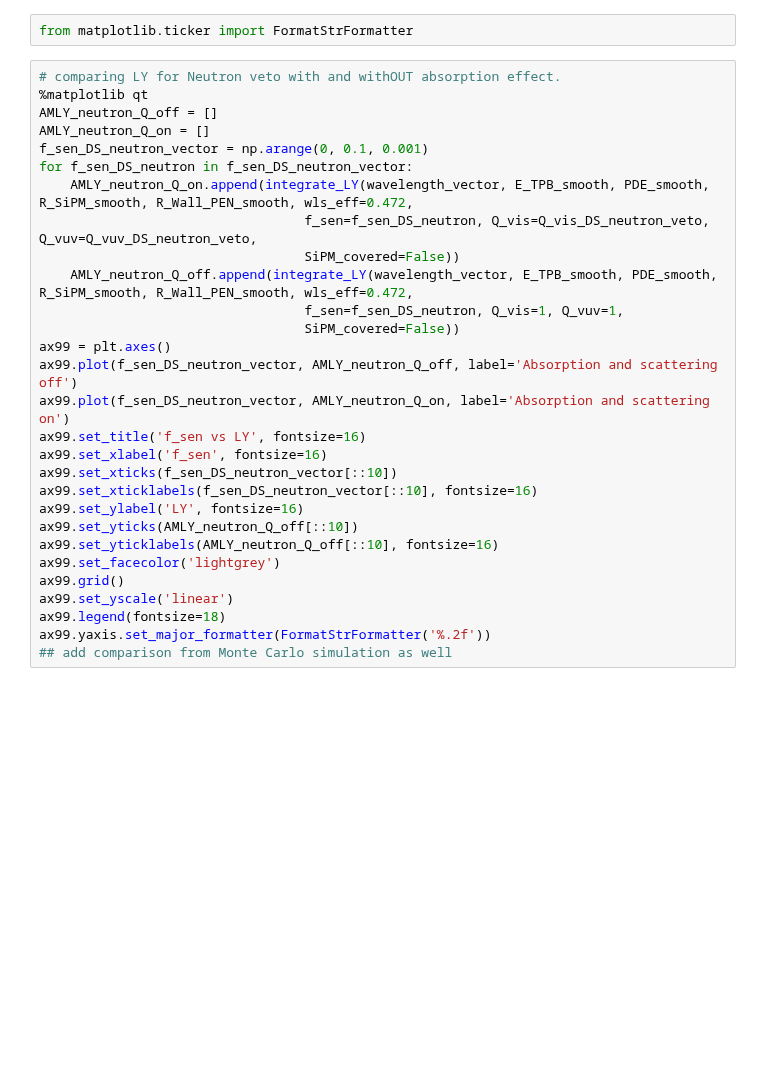
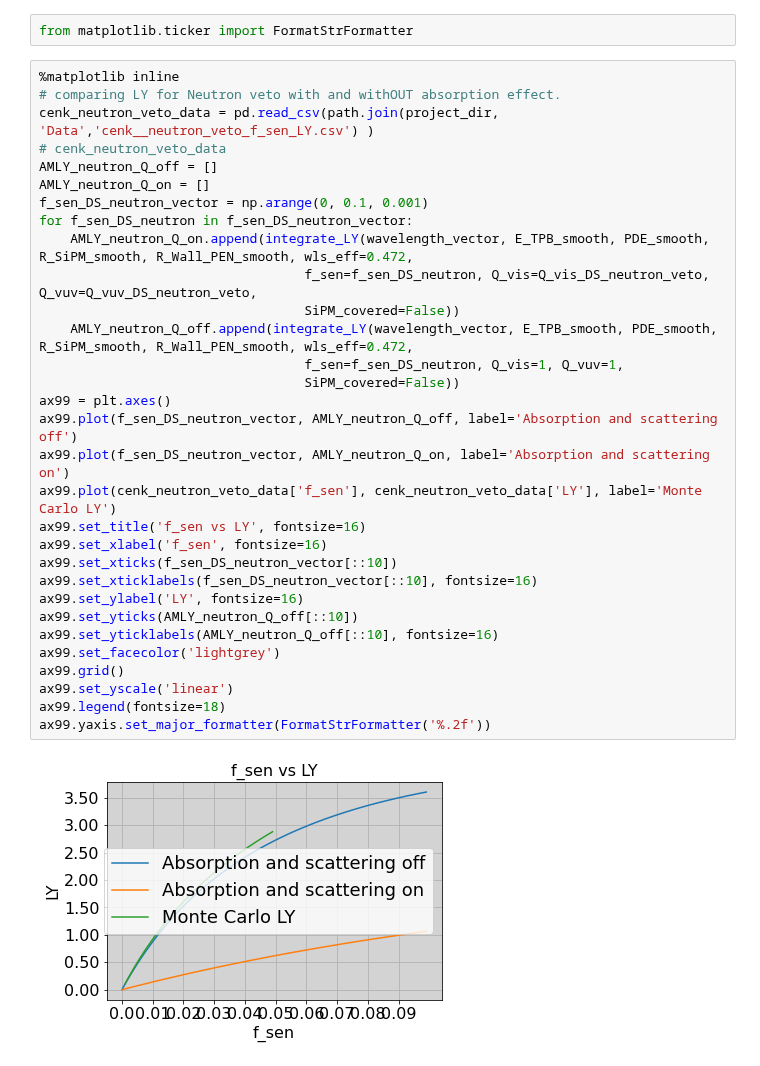
Before and after one commit to sarthchoudhary/AMELY, a Jupyter notebook: Marcin_ARGO_AMLY.ipynb, the cells around one changed output. Saved outputs shown, nothing was run; the diff lists cells and outputs as text; blank space fills up the shorter version.

Commit message:
added Cenk's MC simulation results

```diff
--- a/Marcin_ARGO_AMLY.ipynb
+++ b/Marcin_ARGO_AMLY.ipynb
@@ -1602,35 +1602,39 @@ Text(0.5, 1.0, 'f_sen=1.00, lambda_abs=20')
 <h2 style = 'color:violet;'> Comparison between Analytic Model Light Yields with and without absorption and Scattering</h2>
 # %%
 from matplotlib.ticker import FormatStrFormatter
-# %%
-# comparing LY for Neutron veto with and withOUT absorption effect.
-%matplotlib qt
-AMLY_neutron_Q_off = []
-AMLY_neutron_Q_on = []
-f_sen_DS_neutron_vector = np.arange(0, 0.1, 0.001)
-for f_sen_DS_neutron in f_sen_DS_neutron_vector:
-    AMLY_neutron_Q_on.append(integrate_LY(wavelength_vector, E_TPB_smooth, PDE_smooth, R_SiPM_smooth, R_Wall_PEN_smooth, wls_eff=0.472,
-                                  f_sen=f_sen_DS_neutron, Q_vis=Q_vis_DS_neutron_veto, Q_vuv=Q_vuv_DS_neutron_veto,
-                                  SiPM_covered=False))
-    AMLY_neutron_Q_off.append(integrate_LY(wavelength_vector, E_TPB_smooth, PDE_smooth, R_SiPM_smooth, R_Wall_PEN_smooth, wls_eff=0.472,
-                                  f_sen=f_sen_DS_neutron, Q_vis=1, Q_vuv=1,
-                                  SiPM_covered=False))
-ax99 = plt.axes()
-ax99.plot(f_sen_DS_neutron_vector, AMLY_neutron_Q_off, label='Absorption and scattering off')
-ax99.plot(f_sen_DS_neutron_vector, AMLY_neutron_Q_on, label='Absorption and scattering on')
-ax99.set_title('f_sen vs LY', fontsize=16)
-ax99.set_xlabel('f_sen', fontsize=16)
-ax99.set_xticks(f_sen_DS_neutron_vector[::10])
-ax99.set_xticklabels(f_sen_DS_neutron_vector[::10], fontsize=16)
-ax99.set_ylabel('LY', fontsize=16)
-ax99.set_yticks(AMLY_neutron_Q_off[::10])
-ax99.set_yticklabels(AMLY_neutron_Q_off[::10], fontsize=16)
-ax99.set_facecolor('lightgrey')
-ax99.grid()
-ax99.set_yscale('linear')
-ax99.legend(fontsize=18)
-ax99.yaxis.set_major_formatter(FormatStrFormatter('%.2f'))
-## add comparison from Monte Carlo simulation as well
+# %%
+%matplotlib inline
+# comparing LY for Neutron veto with and withOUT absorption effect.
+cenk_neutron_veto_data = pd.read_csv(path.join(project_dir, 'Data','cenk__neutron_veto_f_sen_LY.csv') )
+# cenk_neutron_veto_data
+AMLY_neutron_Q_off = []
+AMLY_neutron_Q_on = []
+f_sen_DS_neutron_vector = np.arange(0, 0.1, 0.001)
+for f_sen_DS_neutron in f_sen_DS_neutron_vector:
+    AMLY_neutron_Q_on.append(integrate_LY(wavelength_vector, E_TPB_smooth, PDE_smooth, R_SiPM_smooth, R_Wall_PEN_smooth, wls_eff=0.472,
+                                  f_sen=f_sen_DS_neutron, Q_vis=Q_vis_DS_neutron_veto, Q_vuv=Q_vuv_DS_neutron_veto,
+                                  SiPM_covered=False))
+    AMLY_neutron_Q_off.append(integrate_LY(wavelength_vector, E_TPB_smooth, PDE_smooth, R_SiPM_smooth, R_Wall_PEN_smooth, wls_eff=0.472,
+                                  f_sen=f_sen_DS_neutron, Q_vis=1, Q_vuv=1,
+                                  SiPM_covered=False))
+ax99 = plt.axes()
+ax99.plot(f_sen_DS_neutron_vector, AMLY_neutron_Q_off, label='Absorption and scattering off')
+ax99.plot(f_sen_DS_neutron_vector, AMLY_neutron_Q_on, label='Absorption and scattering on')
+ax99.plot(cenk_neutron_veto_data['f_sen'], cenk_neutron_veto_data['LY'], label='Monte Carlo LY')
+ax99.set_title('f_sen vs LY', fontsize=16)
+ax99.set_xlabel('f_sen', fontsize=16)
+ax99.set_xticks(f_sen_DS_neutron_vector[::10])
+ax99.set_xticklabels(f_sen_DS_neutron_vector[::10], fontsize=16)
+ax99.set_ylabel('LY', fontsize=16)
+ax99.set_yticks(AMLY_neutron_Q_off[::10])
+ax99.set_yticklabels(AMLY_neutron_Q_off[::10], fontsize=16)
+ax99.set_facecolor('lightgrey')
+ax99.grid()
+ax99.set_yscale('linear')
+ax99.legend(fontsize=18)
+ax99.yaxis.set_major_formatter(FormatStrFormatter('%.2f'))
+# %% [output]
+[figure, added]
 # %%
 # # comparing LY for 2PAC veto with and withOUT absorption effect.
 # %matplotlib inline
```
Also changed, not shown: parts of 2 cells of this notebook.
